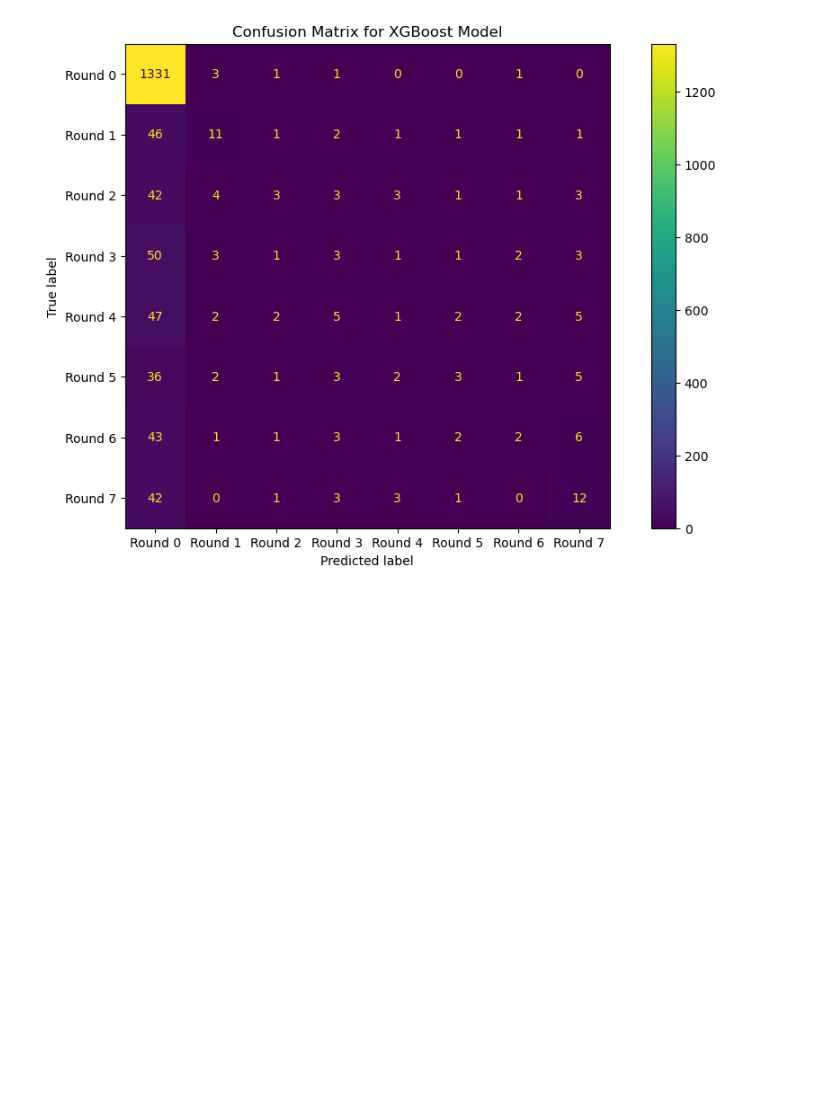
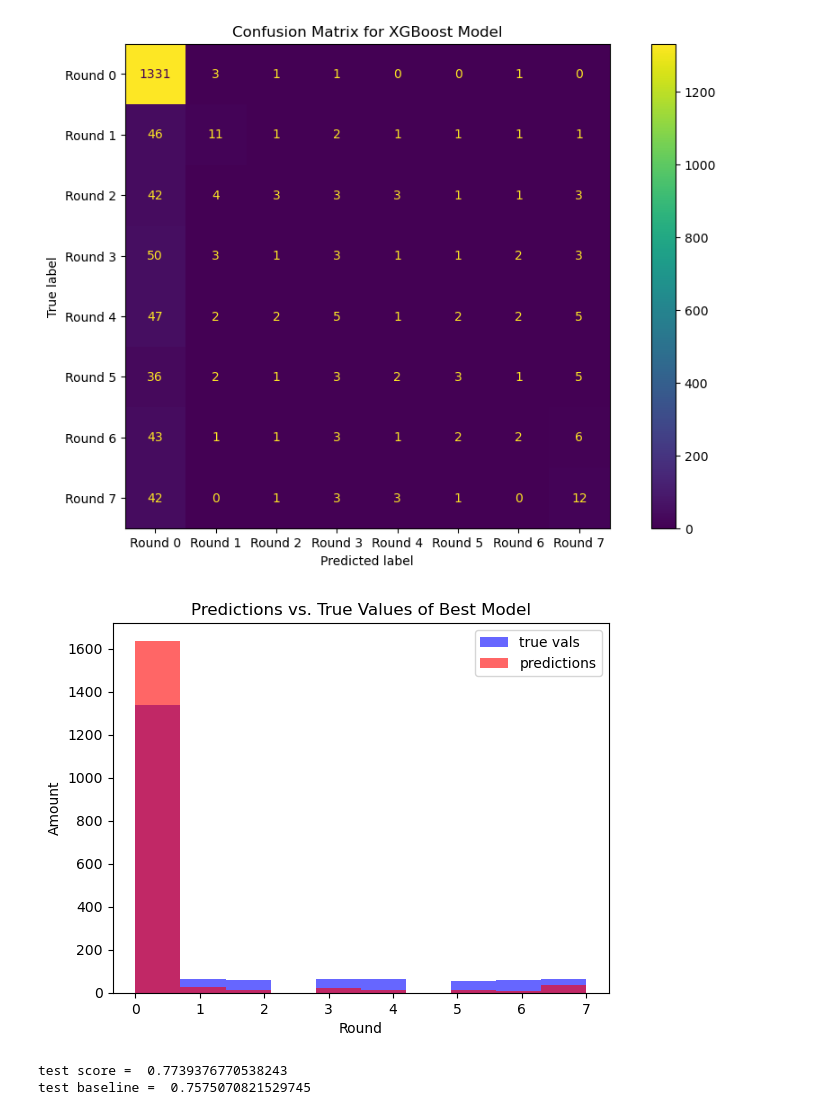
Before and after one commit to ckourkou/DATA-1030-Final-Project, a Jupyter notebook: Draft Round Project.ipynb, the cells around one changed output. Drawn from its saved outputs; the diff is of its cells as text; code cells hidden in the pictures; blank space fills up the shorter version.

Commit message:
two feature importances done

```diff
--- a/Draft Round Project.ipynb
+++ b/Draft Round Project.ipynb
@@ -1040,8 +1066,8 @@ param_grid_xgb = {
 }
 
 print("XGBOOST CLASSIFICATION")
-xgboost_test_scores, xgboost_best_model, xgb_predictions, xgb_true_vals, xgb_X_test_sets, xgb_results = \
-      MLpipe_KFold_Accuracy(X, y, clf_XGB, param_grid_xgb);
+# xgboost_test_scores, xgboost_best_model, xgb_predictions, xgb_true_vals, xgb_X_test_sets, xgb_results, xgb_ftr_names_prep = \
+#       MLpipe_KFold_Accuracy(X, y, clf_XGB, param_grid_xgb);
 
 # Random Forest
 clf_rf = RandomForestClassifier()
@@ -1051,7 +1077,7 @@ param_grid_rf = {
               }
 print("")
 print("RANDOM FOREST CLASSIFICATION")
-rf_test_scores, rf_best_model, rf_predictions, rf_true_vals, rf_X_test_sets, rf_results = \
+rf_test_scores, rf_best_model, rf_predictions, rf_true_vals, rf_X_test_sets, rf_results, rf_ftrs_names_prep = \
 MLpipe_KFold_Accuracy(X, y, clf_rf, param_grid_rf)
 
 # SVC
@@ -1062,8 +1088,8 @@ param_grid_svc = {
 }
 print("")
 print("SUPPORT VECTOR MACHINE CLASSIFICATION")
-svc_test_scores, svc_best_model, svc_predictions, svc_true_vals, svc_X_test_sets, svc_results = \
-MLpipe_KFold_Accuracy(X, y, clf_SVC, param_grid_svc);
+# svc_test_scores, svc_best_model, svc_predictions, svc_true_vals, svc_X_test_sets, svc_results, svc_ftrs_names_prep = \
+# MLpipe_KFold_Accuracy(X, y, clf_SVC, param_grid_svc);
 
 # KNN
 clf_knn = KNeighborsClassifier()
@@ -1072,7 +1098,7 @@ param_grid_knn = {
 }
 print("")
 print("K NEAREST NEIGHBORS CLASSIFICATION")
-knn_test_scores, knn_best_model, knn_preds, knn_true_vals, knn_X_test_sets, knn_results = \
-MLpipe_KFold_Accuracy(X, y, clf_knn, param_grid_knn)
+# knn_test_scores, knn_best_model, knn_preds, knn_true_vals, knn_X_test_sets, knn_results, knn_ftr_names_prep = \
+# MLpipe_KFold_Accuracy(X, y, clf_knn, param_grid_knn)
 # %% [output]
 XGBOOST CLASSIFICATION
@@ -1276,3 +1298,13 @@ disp.plot(ax=ax)
 plt.show()
 # %% [output]
 [figure]
+# %%
+plt.hist(rf_true_vals[best_rand_state], label = "true vals", alpha = 0.6, color = 'blue')
+plt.hist(rf_predictions[best_rand_state], label = "predictions", alpha = 0.6, color = 'red')
+plt.ylabel("Amount")
+plt.xlabel("Round")
+plt.title("Predictions vs. True Values of Best Model")
+plt.legend()
+plt.show()
+# %% [output]
+[figure, added]
@@ -1278,0 +1316,27 @@ plt.show()
+# %%
+import pickle
+file = open('results/best_model.save', 'rb')
+model, X_test, y_test = pickle.load(file)
+file.close()
+
+nr_runs = 10
+perturbed_scores = np.zeros([len(feature_names), nr_runs])
+
+test_score = model.score(X_test,y_test)
+print('test score = ',test_score)
+print('test baseline = ',np.sum(y_test == 0)/len(y_test))
+# loop through the features
+for i in range(len(feature_names)):
+    # print('shuffling '+str(feature_names[i]))
+    acc_scores = []
+    for j in range(nr_runs):
+        X_test_shuffled = X_test.copy()
+        X_test_shuffled[feature_names[i]] = np.random.permutation(X_test[feature_names[i]].values)
+        acc_scores.append(model.score(X_test_shuffled,y_test))
+    # print('   shuffled test score:',np.around(np.mean(acc_scores),3),'+/-',np.around(np.std(acc_scores),3))
+    perturbed_scores[i] = acc_scores
+
+# print(model.best_params_)
+# %% [output]
+test score =  0.7739376770538243
+test baseline =  0.7575070821529745
```
Also changed, not shown: parts of 8 cells of this notebook, 1 other file.
